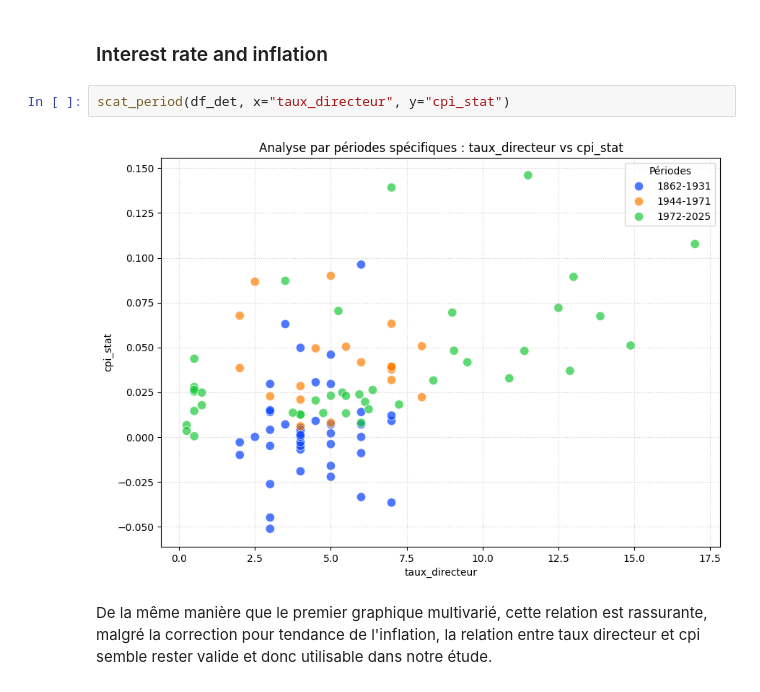
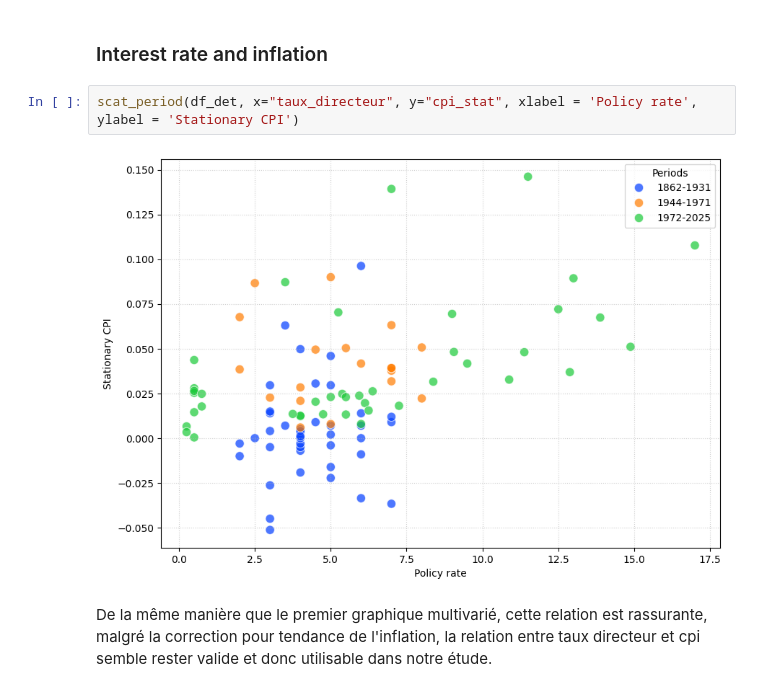
Before and after one commit to TimmGRT/Monetary-Policy-UK-1870-2025, a Jupyter notebook: CODE_ZONE/dorian_code/eda.ipynb, the cells around one changed output. Cells and saved outputs as stored; diff of their text form.

```diff
--- a/CODE_ZONE/dorian_code/eda.ipynb
+++ b/CODE_ZONE/dorian_code/eda.ipynb
@@ -411,9 +421,9 @@ Ici on peut comparer la relation entre le taux directeur et le taux de change (s
 # %% [markdown]
 ### Interest rate and inflation
 # %%
-scat_period(df_det, x="taux_directeur", y="cpi_stat")
+scat_period(df_det, x="taux_directeur", y="cpi_stat", xlabel = 'Policy rate', ylabel = 'Stationary CPI')
 # %% [output]
-[figure, old version]
+[figure, new version]
 # %% [markdown]
 De la même manière que le premier graphique multivarié, cette relation est rassurante, malgré la correction pour tendance de l'inflation, la relation entre taux directeur et cpi semble rester valide et donc utilisable dans notre étude.
 # %% [markdown]
```
Also changed, not shown: parts of 4 cells of this notebook, 5 other files.
